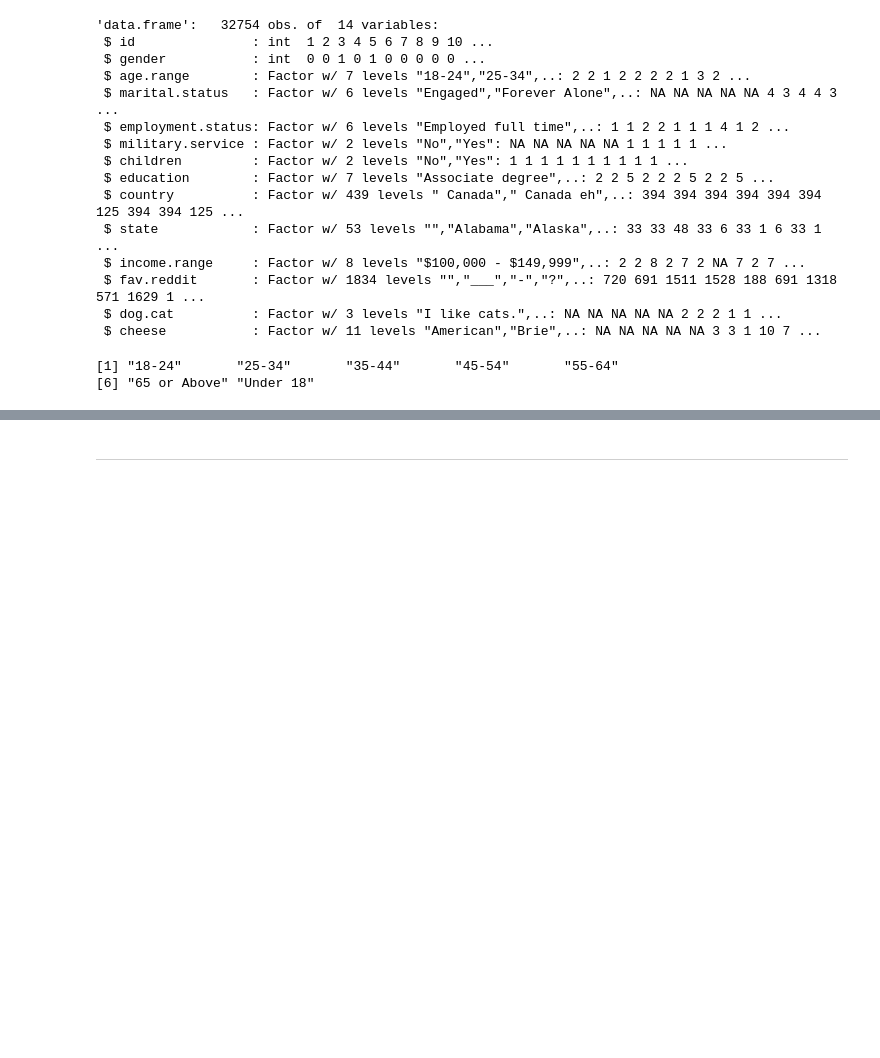
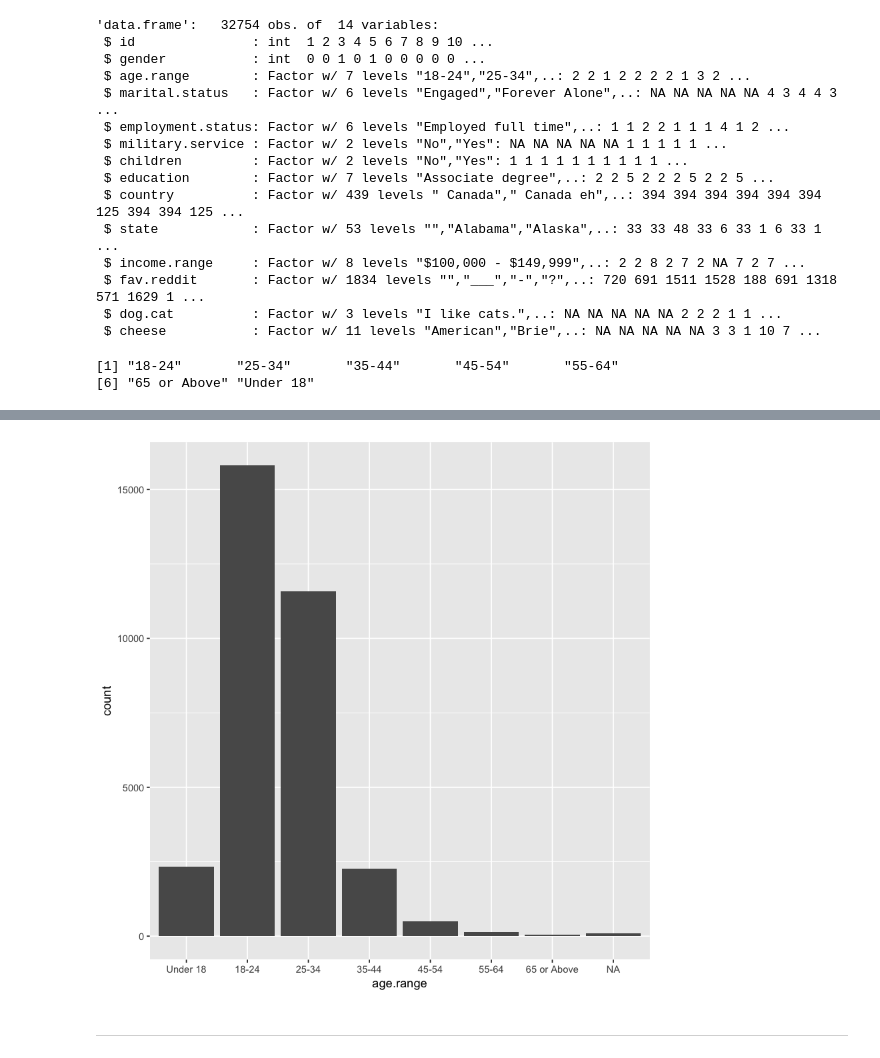
Before and after one commit to mukerong/Toolkit, a Jupyter notebook: R/R-Basics.ipynb, the cells around one changed output, grey strips where cells are left out. Drawn from its saved outputs; the diff is of its cells as text; code cells hidden in the pictures; blank space fills up the shorter version.

```diff
--- a/R/R-Basics.ipynb
+++ b/R/R-Basics.ipynb
@@ -488,3 +509,7 @@ levels(reddit$age.range)
+# %%
+qplot(data=reddit, x=age.range)
+# %% [output]
+[figure, added]
 # %% [markdown]
 ---
 # %% [markdown]
```
Also changed, not shown: parts of 7 cells of this notebook, 1 other file.
